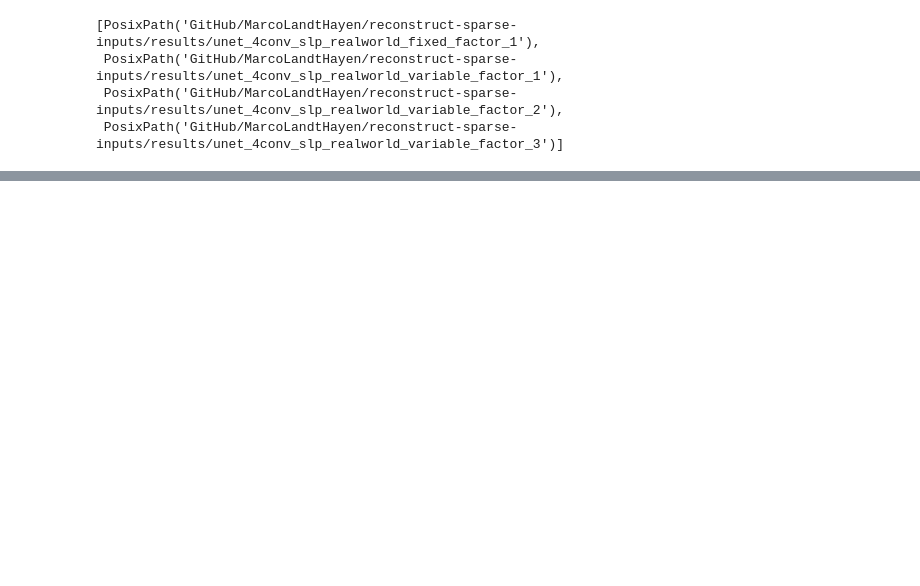
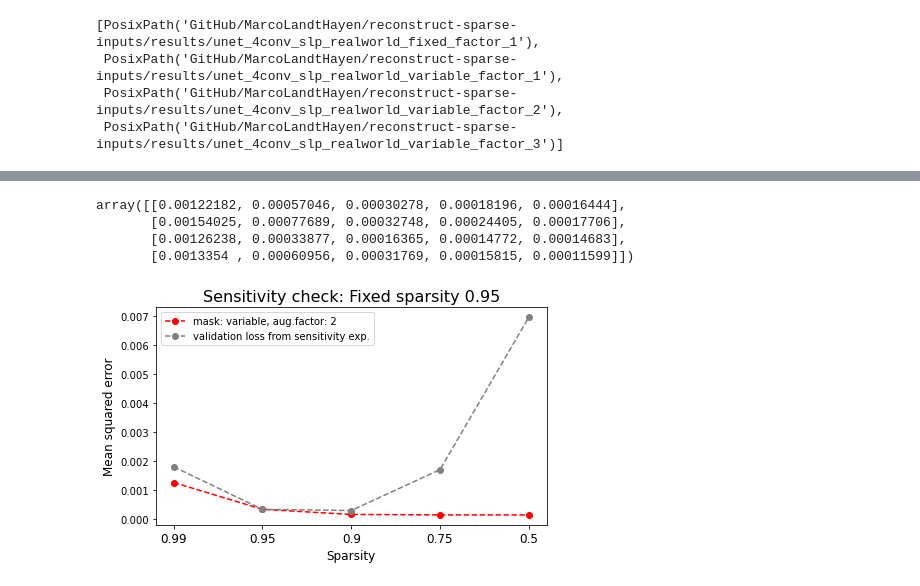
Before and after one commit to MarcoLandtHayen/reconstruct-sparse-inputs, a Jupyter notebook: notebooks/02_Postprocessing_unet_4conv_slp_realworld_compare_results.ipynb, the cells around one changed output, grey strips where cells are left out. Cells and saved outputs as stored; diff of their text form; code cells hidden in the pictures; blank space fills up the shorter version.

```diff
--- a/notebooks/02_Postprocessing_unet_4conv_slp_realworld_compare_results.ipynb
+++ b/notebooks/02_Postprocessing_unet_4conv_slp_realworld_compare_results.ipynb
@@ -535,3 +81,0 @@ val_pred = model.predict(val_input[:10])
-# %%
-# Pick input to visualize sparse input, target (=complete data) and model prediction:
-i = 0
@@ -635,0 +202,7 @@ plt.show()
+# %%
+# Load data, only to infer sample dimensions (lat,lon):
+data = load_data(source=source)
+
+# Get number of train and validation samples: Consider augmentation factor!
+n_train = int(len(data) * augmentation_factor * train_val_split)
+n_val = (len(data)*2) - n_train
@@ -635,0 +277,12 @@ plt.show()
+# %%
+## Compute validation loss for sensitivity experiment with fixed sparsity 0.95:
+
+# Initialize storage:
+val_loss_final_sensitivity_sparsity_95 = []
+
+# Loop over sparsities:
+for i in range(len(sparsity_all_temp)):
+    print('Sparsity: ', sparsity_all_temp[i], ', validation loss: ', np.round(np.mean((val_target_all - val_pred_all_sparsity_95[i])**2),6))
+
+    # Store validation loss:
+    val_loss_final_sensitivity_sparsity_95.append(np.mean((val_target_all - val_pred_all_sparsity_95[i])**2))
@@ -635,0 +295,32 @@ plt.show()
+# %%
+# For comparison:
+val_loss_final_all
+# %% [output]
+array([[0.00122182, 0.00057046, 0.00030278, 0.00018196, 0.00016444],
+       [0.00154025, 0.00077689, 0.00032748, 0.00024405, 0.00017706],
+       [0.00126238, 0.00033877, 0.00016365, 0.00014772, 0.00014683],
+       [0.0013354 , 0.00060956, 0.00031769, 0.00015815, 0.00011599]])
+# %%
+# Plot final train and validation loss over sparsity for sensitivity experiment with fixed sparsity 0.95:
+fig, ax = plt.subplots(1,1,figsize=(7,4))
+
+# Final validation loss, using 'correct' models:
+ax.plot(val_loss_final_all[2,:], color=colors[2],
+             label = 'mask: ' + parameters_all[2]['mask_type'] + ', aug.factor: ' + str(parameters_all[2]['augmentation_factor']),
+             marker = 'o', linestyle = '--',
+    )
+
+# Final validation loss from sensitivity experiment:
+ax.plot(val_loss_final_sensitivity_sparsity_95, color='grey',
+             label = 'validation loss from sensitivity exp.',
+             marker = 'o', linestyle = '--',
+    )
+
+ax.set_xticks(np.arange(0, len(sparsity_all), step=1), sparsity_all, fontsize=12)
+ax.set_title('Sensitivity check: Fixed sparsity 0.95', fontsize=16)
+ax.set_xlabel('Sparsity', fontsize=12)
+ax.set_ylabel('Mean squared error', fontsize=12)
+ax.legend()
+plt.show()
+# %% [output]
+[figure, added]
```
Also changed, not shown: parts of 37 cells of this notebook, 1 other file.
